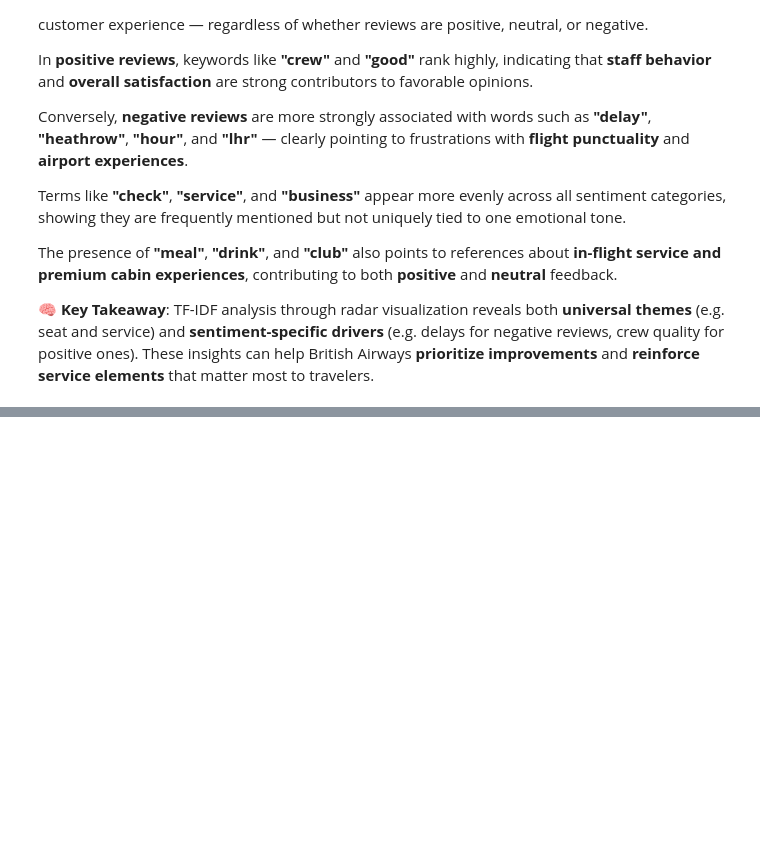
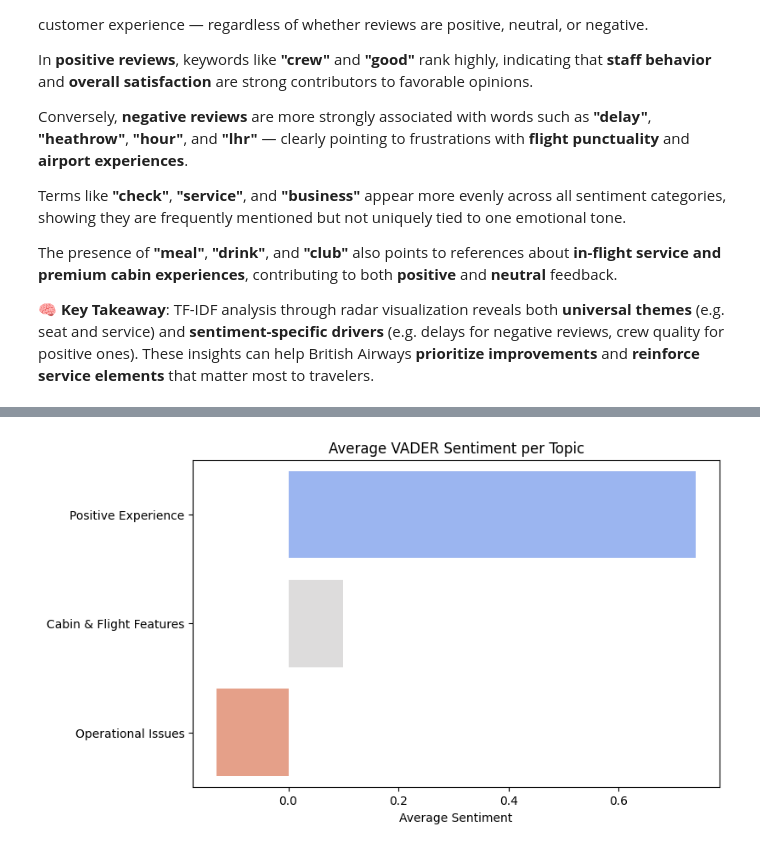
Before and after one commit to kofoworola-e/forage_virtual_internship, a Jupyter notebook: British_Airways_Forage/Task_0/reviews_analysis.ipynb, the cells around one changed output, grey strips where cells are left out. Saved outputs shown, nothing was run; the diff lists cells and outputs as text; code cells hidden in the pictures; blank space fills up the shorter version.

```diff
--- a/British_Airways_Forage/Task_0/reviews_analysis.ipynb
+++ b/British_Airways_Forage/Task_0/reviews_analysis.ipynb
@@ -1245,0 +1090,12 @@ Topic 5: 0289 150 0710 004 0103 10272014 1015 1000hrs 14a 1155pm 1372 14k 1955 1
+# %%
+# Group reviews by topic and aggregate vader sentiment scores
+sentiment_by_topic = (reviews_cleaned.groupby('topic_label')['vader_sentiment']
+                      .agg(mean_polarity= 'mean',
+                           total_reviews= 'count')
+                      .round(2)
+                      .sort_values(by='mean_polarity', ascending=False)
+)
+
+# Display the sentiment by topic
+print("Sentiment by Topic:")
+sentiment_by_topic
@@ -1245,0 +1109,12 @@ Topic 5: 0289 150 0710 004 0103 10272014 1015 1000hrs 14a 1155pm 1372 14k 1955 1
+# %%
+# Plotting
+plt.figure(figsize=(8, 5))
+sns.barplot(x='mean_polarity', y=sentiment_by_topic.index,
+            data=sentiment_by_topic.reset_index(),
+            palette='coolwarm', hue=sentiment_by_topic.index)
+plt.title('Average VADER Sentiment per Topic')
+plt.xlabel('Average Sentiment')
+plt.ylabel('')
+plt.show()
+# %% [output]
+[figure, added]
```
Also changed, not shown: parts of 49 cells of this notebook.
